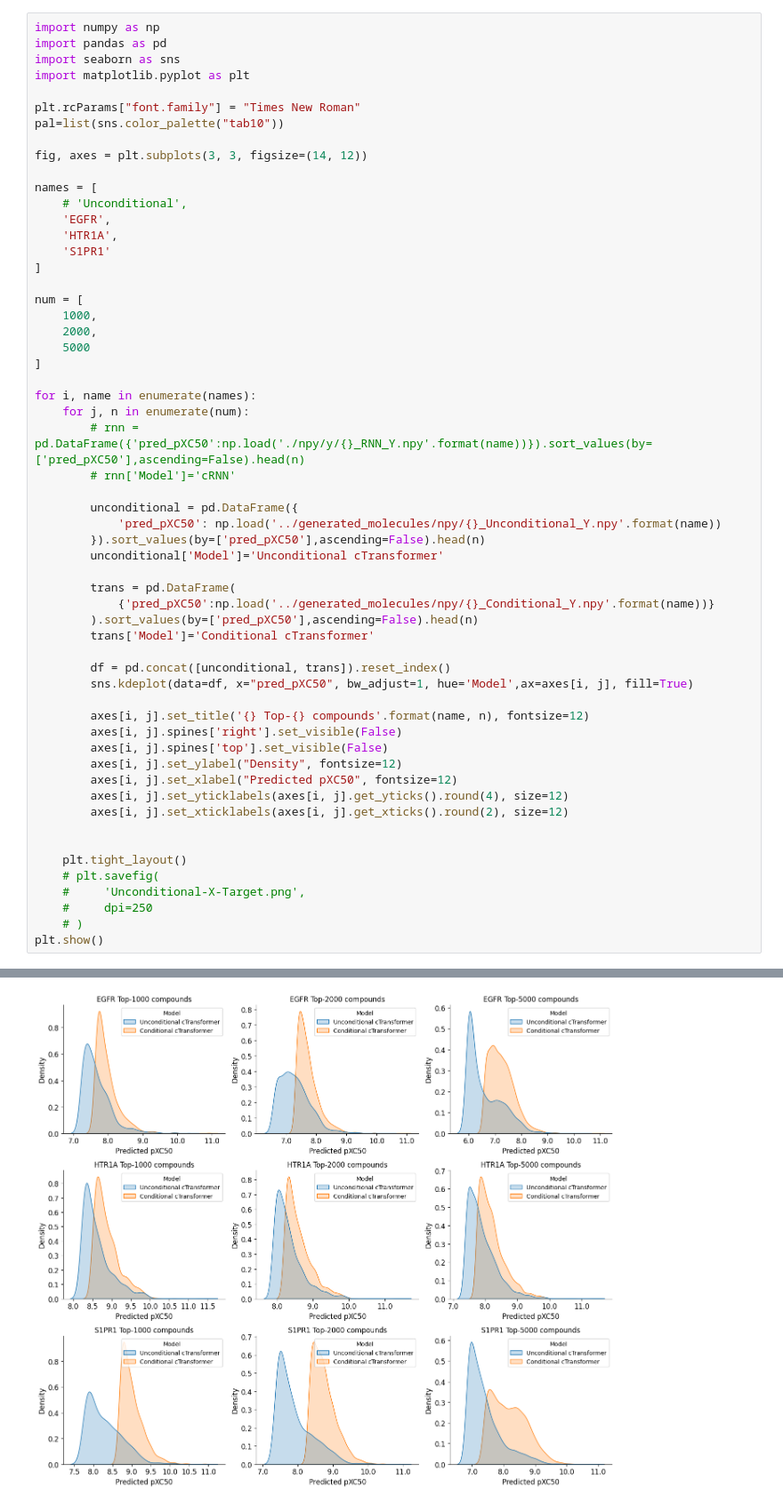
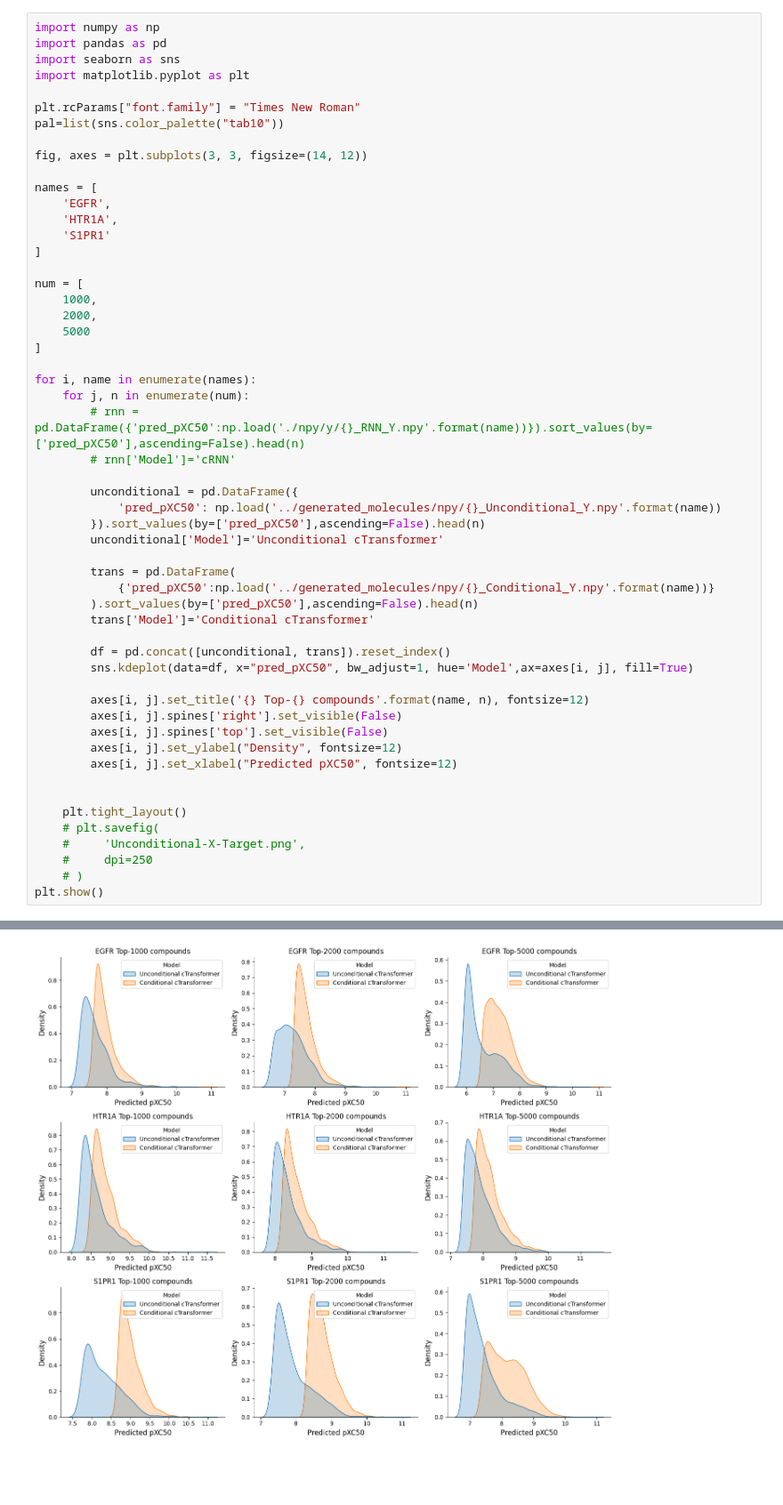
Before and after one commit to arthurcerveira/CoMPO-GPT, a Jupyter notebook: qsar/Figures.ipynb, the cells around one changed output, grey strips where cells are left out. Shown at 89% size. Cells and saved outputs as stored; diff of their text form; blank space fills up the shorter version.

```diff
--- a/qsar/Figures.ipynb
+++ b/qsar/Figures.ipynb
@@ -10,7 +10,6 @@ pal=list(sns.color_palette("tab10"))
 fig, axes = plt.subplots(3, 3, figsize=(14, 12))
 
 names = [
-    # 'Unconditional',
     'EGFR',
     'HTR1A',
     'S1PR1'
@@ -29,33 +28,31 @@ for i, name in enumerate(names):
 
         unconditional = pd.DataFrame({
             'pred_pXC50': np.load('../generated_molecules/npy/{}_Unconditional_Y.npy'.format(name))
         }).sort_values(by=['pred_pXC50'],ascending=False).head(n)
         unconditional['Model']='Unconditional cTransformer'
 
         trans = pd.DataFrame(
             {'pred_pXC50':np.load('../generated_molecules/npy/{}_Conditional_Y.npy'.format(name))}
         ).sort_values(by=['pred_pXC50'],ascending=False).head(n)
         trans['Model']='Conditional cTransformer'
 
         df = pd.concat([unconditional, trans]).reset_index()
         sns.kdeplot(data=df, x="pred_pXC50", bw_adjust=1, hue='Model',ax=axes[i, j], fill=True)
 
         axes[i, j].set_title('{} Top-{} compounds'.format(name, n), fontsize=12)
         axes[i, j].spines['right'].set_visible(False)
         axes[i, j].spines['top'].set_visible(False)
         axes[i, j].set_ylabel("Density", fontsize=12)
         axes[i, j].set_xlabel("Predicted pXC50", fontsize=12)
-        axes[i, j].set_yticklabels(axes[i, j].get_yticks().round(4), size=12)
-        axes[i, j].set_xticklabels(axes[i, j].get_xticks().round(2), size=12)
 
 
     plt.tight_layout()
     # plt.savefig(
     #     'Unconditional-X-Target.png',
     #     dpi=250
     # )
 plt.show()
 # %% [output]
 findfont: Font family ['Times New Roman'] not found. Falling back to DejaVu Sans.
 findfont: Font family ['Times New Roman'] not found. Falling back to DejaVu Sans.
-[figure, old version]
+[figure, new version]
```
Also changed, not shown: parts of 3 cells of this notebook, 40 other files.
